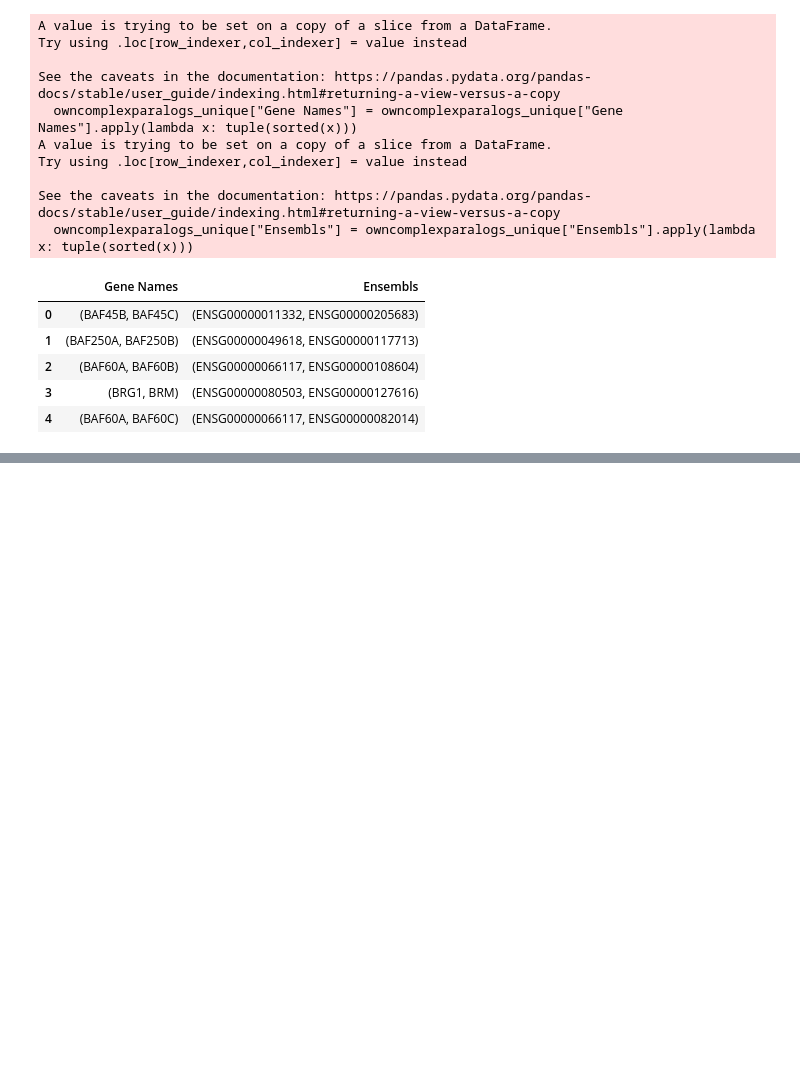
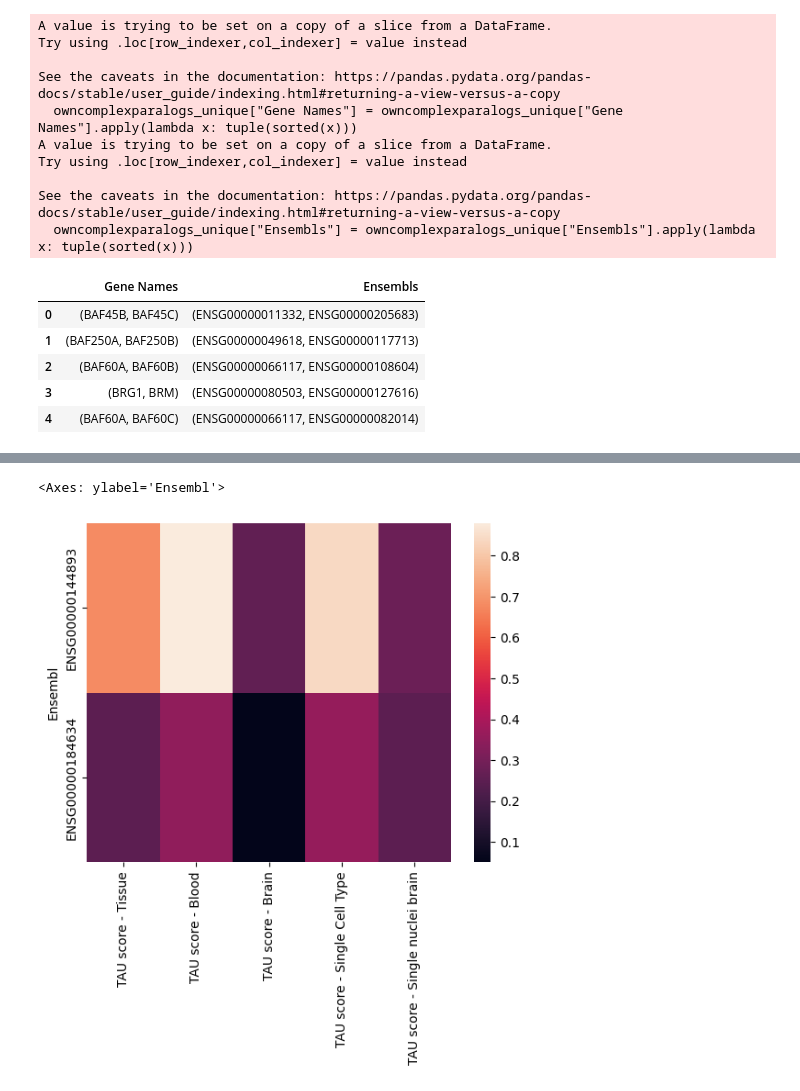
Before and after one commit to kinseylong/StallerRotation, a Jupyter notebook: cofactors_humanproteinatlas/humanproteinatlas_analysis.ipynb, the cells around one changed output, grey strips where cells are left out. Drawn from its saved outputs; the diff is of its cells as text; code cells hidden in the pictures; blank space fills up the shorter version.

```diff
--- a/cofactors_humanproteinatlas/humanproteinatlas_analysis.ipynb
+++ b/cofactors_humanproteinatlas/humanproteinatlas_analysis.ipynb
@@ -202,0 +220,3 @@ for rowi in range(len(owncomplexparalogs_unique)):
+# %%
+taus = taus.applymap(lambda x: np.NaN if x == "Not detected" or x == "Not available" else float(x))
+taus.head()
@@ -202,0 +231,7 @@ for rowi in range(len(owncomplexparalogs_unique)):
+# %%
+genepair = ("ENSG00000144893", "ENSG00000184634")
+pair = taus.loc[[i in genepair for i in taus.index.to_list()]]
+sns.heatmap(pair)
+# %% [output]
+<Axes: ylabel='Ensembl'>
+[figure, added]
```
Also changed, not shown: parts of 10 cells of this notebook, 5 other files.
